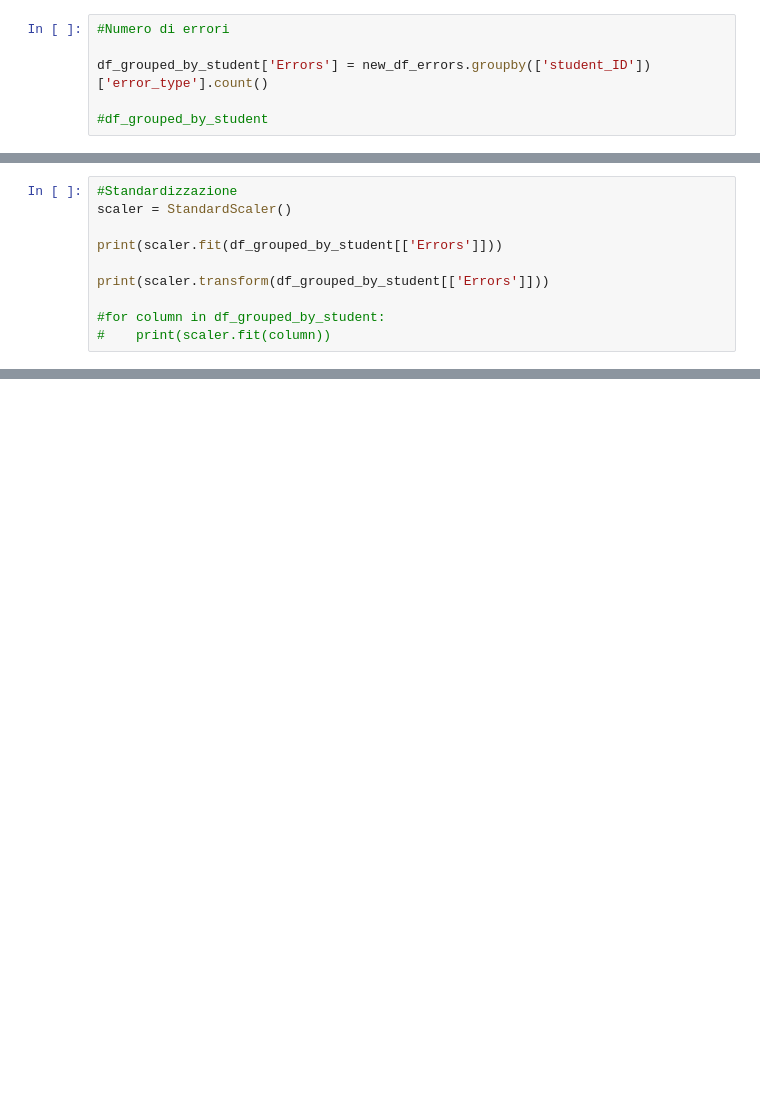
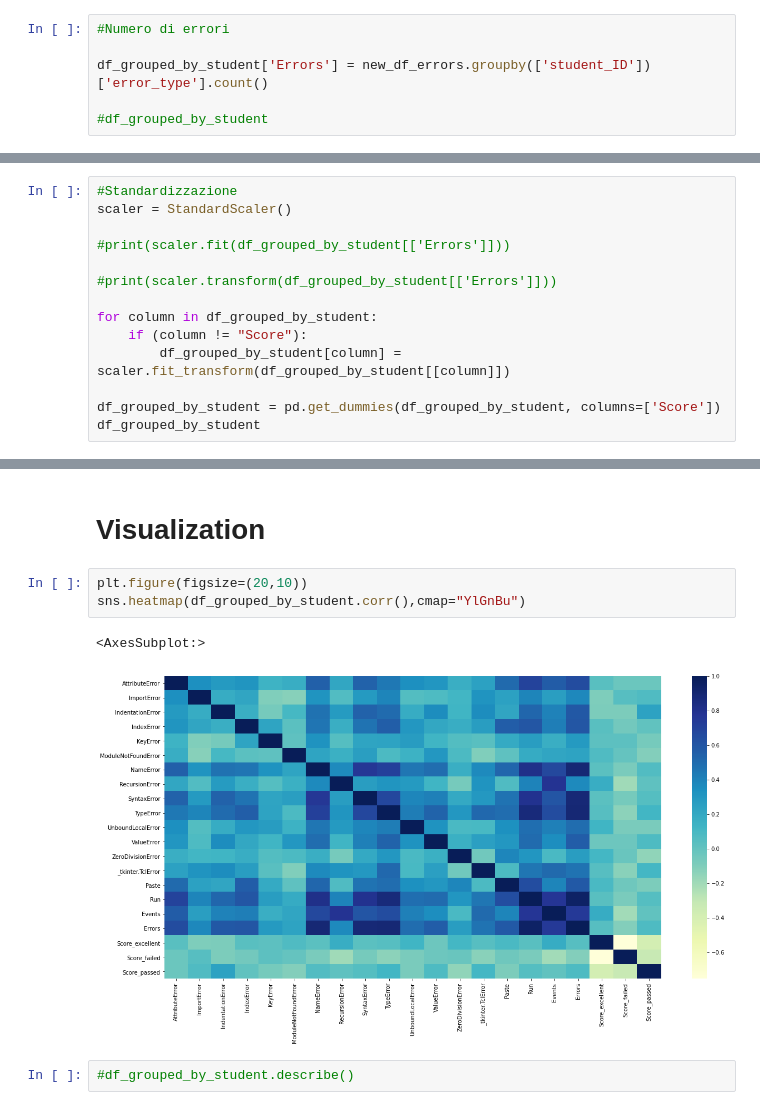
Before and after one commit to alefreda/thonny-log-analysis, a Jupyter notebook: Thonny_log_analysis.ipynb, the cells around one changed output, grey strips where cells are left out. Drawn from its saved outputs; the diff is of its cells as text; blank space fills up the shorter version.

```diff
--- a/Thonny_log_analysis.ipynb
+++ b/Thonny_log_analysis.ipynb
@@ -963,10 +965,14 @@ df_grouped_by_student['Errors'] = new_df_errors.groupby(['student_ID'])['error_t
 #Standardizzazione
 scaler = StandardScaler()
 
-print(scaler.fit(df_grouped_by_student[['Errors']]))
+#print(scaler.fit(df_grouped_by_student[['Errors']]))
 
-print(scaler.transform(df_grouped_by_student[['Errors']]))
+#print(scaler.transform(df_grouped_by_student[['Errors']]))
 
-#for column in df_grouped_by_student:
-#    print(scaler.fit(column))
+for column in df_grouped_by_student:
+    if (column != "Score"):
+        df_grouped_by_student[column] = scaler.fit_transform(df_grouped_by_student[[column]])
+
+df_grouped_by_student = pd.get_dummies(df_grouped_by_student, columns=['Score'])
+df_grouped_by_student
 # %% [output]
@@ -989,0 +1057,10 @@ StandardScaler()
+# %% [markdown]
+# Visualization
+# %%
+plt.figure(figsize=(20,10))
+sns.heatmap(df_grouped_by_student.corr(),cmap="YlGnBu")
+# %% [output]
+<AxesSubplot:>
+[figure, added]
+# %%
+#df_grouped_by_student.describe()
```
Also changed, not shown: parts of 10 cells of this notebook.
